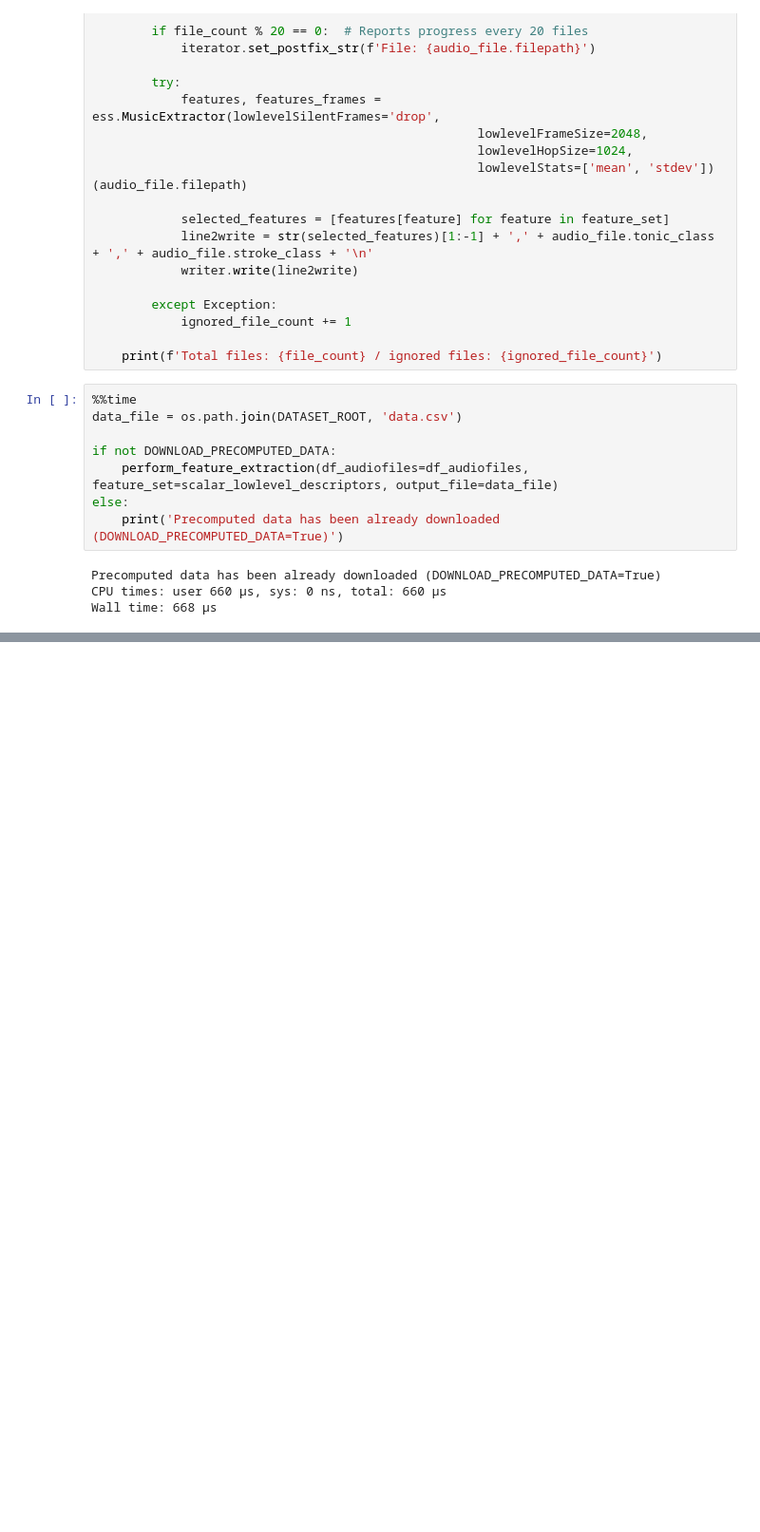
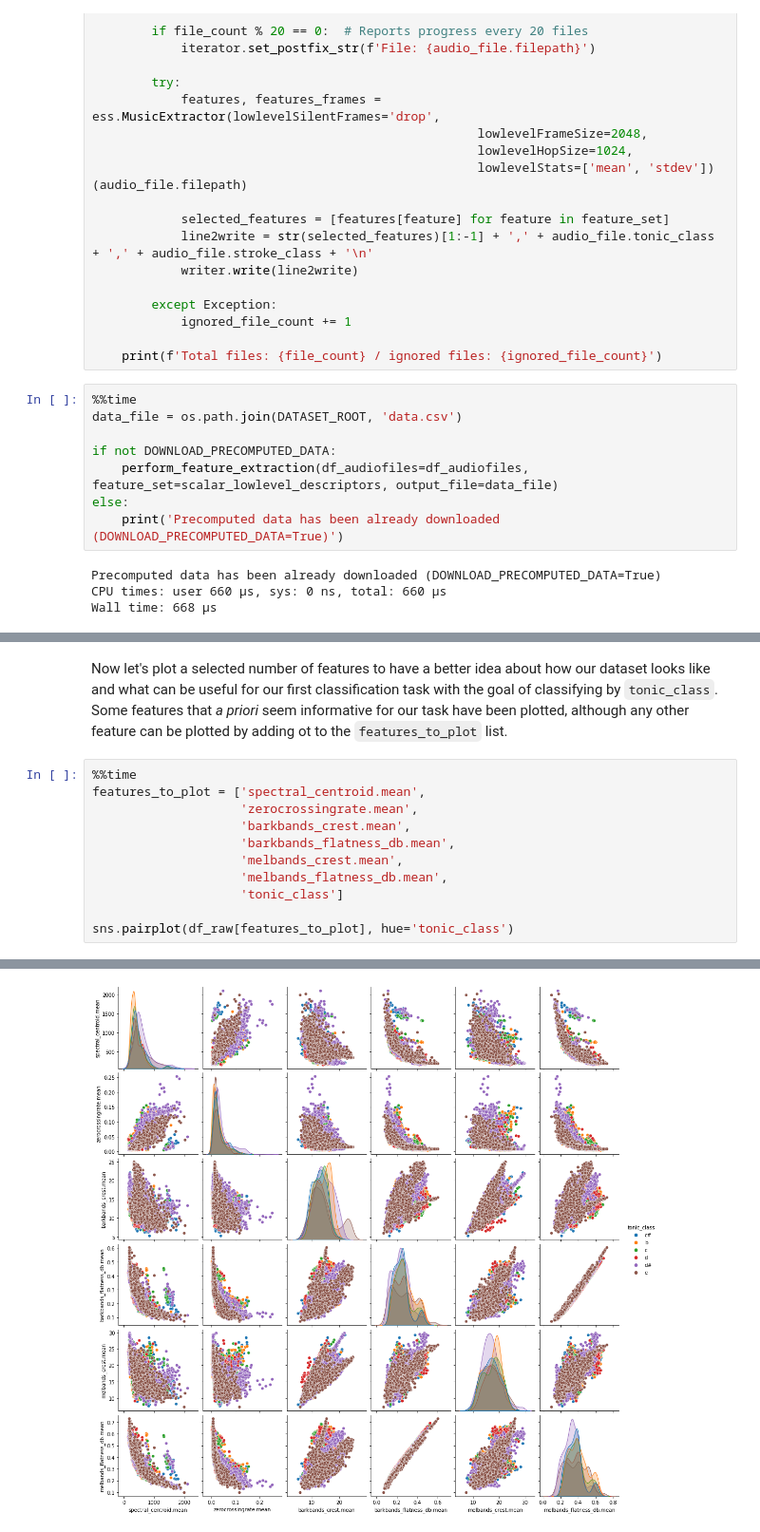
Before and after one commit to eagomez2/mir_basics, a Jupyter notebook: eagomez_assignment01_exemplary_mir_workflow.ipynb, the cells around one changed output, grey strips where cells are left out. Shown at 95% size. Drawn from its saved outputs; the diff is of its cells as text; blank space fills up the shorter version.

```diff
--- a/eagomez_assignment01_exemplary_mir_workflow.ipynb
+++ b/eagomez_assignment01_exemplary_mir_workflow.ipynb
@@ -380,0 +417,14 @@ Wall time: 668 µs
+# %% [markdown]
+Now let's plot a selected number of features to have a better idea about how our dataset looks like and what can be useful for our first classification task with the goal of classifying by `tonic_class`. Some features that *a priori* seem informative for our task have been plotted, although any other feature can be plotted by adding ot to the `features_to_plot` list.
+# %%
+%%time
+features_to_plot = ['spectral_centroid.mean',
+                    'zerocrossingrate.mean',
+                    'barkbands_crest.mean',
+                    'barkbands_flatness_db.mean',
+                    'melbands_crest.mean',
+                    'melbands_flatness_db.mean',
+                    'tonic_class']
+
+sns.pairplot(df_raw[features_to_plot], hue='tonic_class')
+# %% [output]
@@ -380,0 +433 @@ Wall time: 668 µs
+[figure, added]
```
Also changed, not shown: parts of 18 cells of this notebook.
